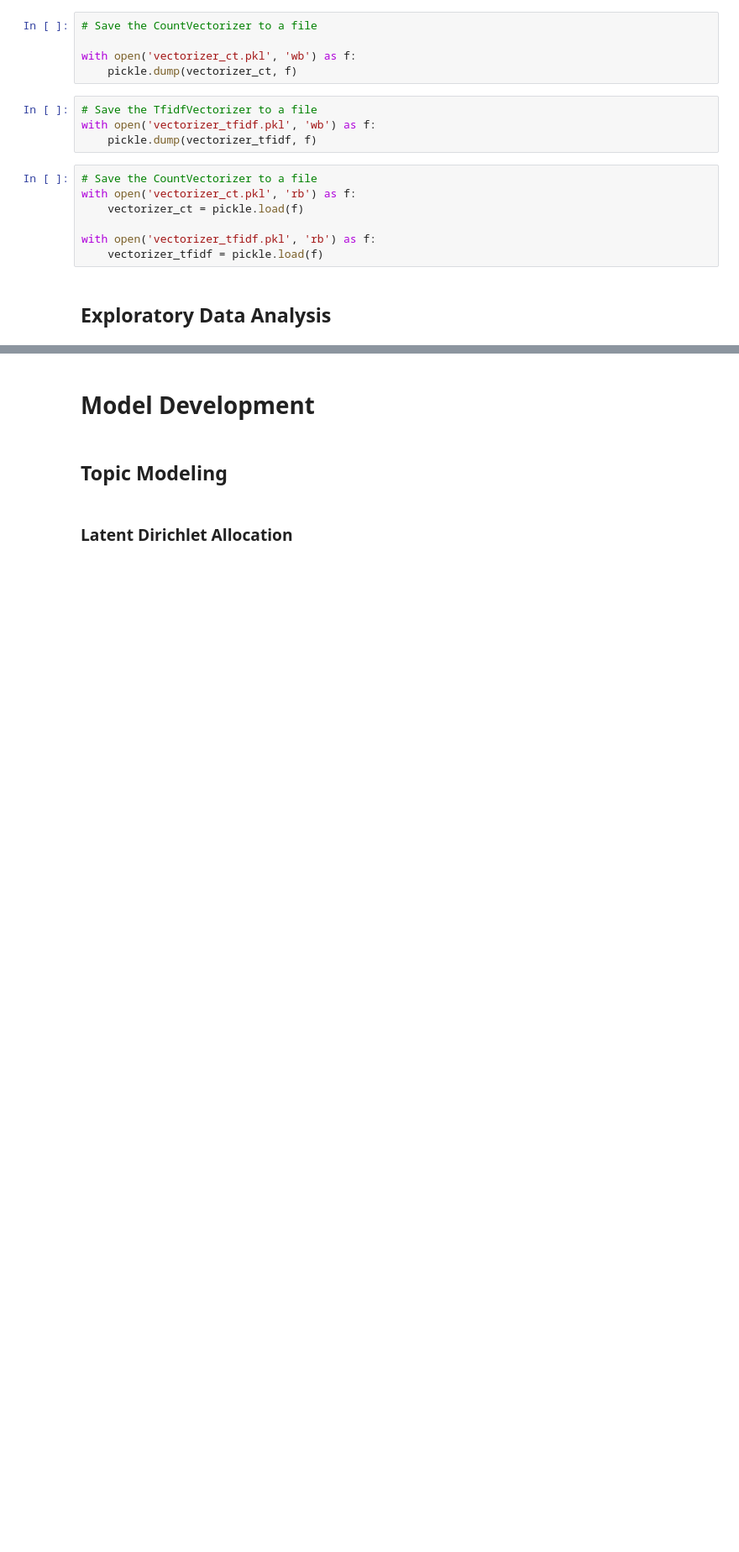
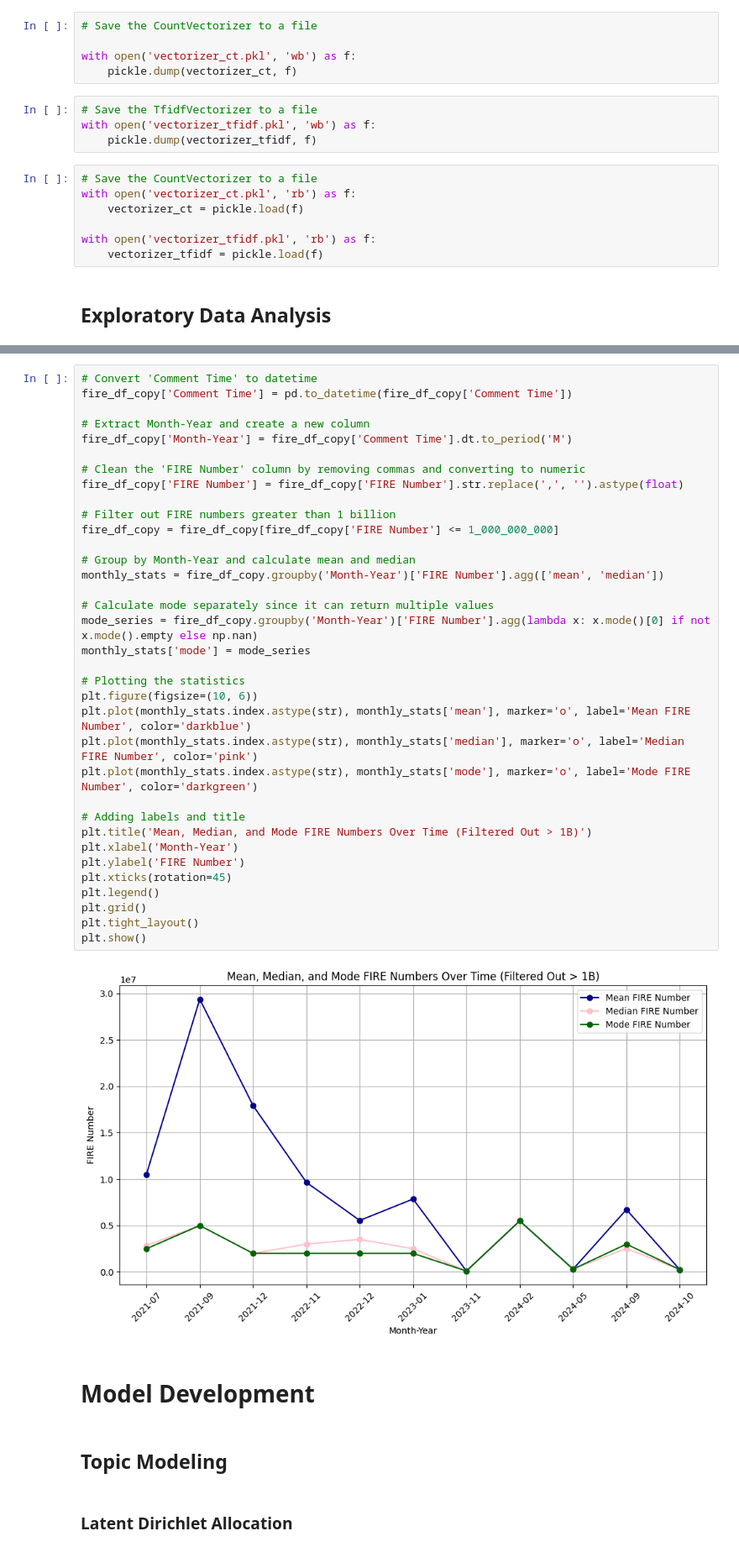
Before and after one commit to vanguardfox/ads509-group5, a Jupyter notebook: ADS509_Final_Project.ipynb, the cells around one changed output, grey strips where cells are left out. Shown: that part at 84% size. Drawn from its saved outputs; the diff is of its cells as text; blank space fills up the shorter version.

```diff
--- a/ADS509_Final_Project.ipynb
+++ b/ADS509_Final_Project.ipynb
@@ -492,3 +556,40 @@ with open('vectorizer_tfidf.pkl', 'rb') as f:
+# %%
+# Convert 'Comment Time' to datetime
+fire_df_copy['Comment Time'] = pd.to_datetime(fire_df_copy['Comment Time'])
+
+# Extract Month-Year and create a new column
+fire_df_copy['Month-Year'] = fire_df_copy['Comment Time'].dt.to_period('M')
+
+# Clean the 'FIRE Number' column by removing commas and converting to numeric
+fire_df_copy['FIRE Number'] = fire_df_copy['FIRE Number'].str.replace(',', '').astype(float)
+
+# Filter out FIRE numbers greater than 1 billion
+fire_df_copy = fire_df_copy[fire_df_copy['FIRE Number'] <= 1_000_000_000]
+
+# Group by Month-Year and calculate mean and median
+monthly_stats = fire_df_copy.groupby('Month-Year')['FIRE Number'].agg(['mean', 'median'])
+
+# Calculate mode separately since it can return multiple values
+mode_series = fire_df_copy.groupby('Month-Year')['FIRE Number'].agg(lambda x: x.mode()[0] if not x.mode().empty else np.nan)
+monthly_stats['mode'] = mode_series
+
+# Plotting the statistics
+plt.figure(figsize=(10, 6))
+plt.plot(monthly_stats.index.astype(str), monthly_stats['mean'], marker='o', label='Mean FIRE Number', color='darkblue')
+plt.plot(monthly_stats.index.astype(str), monthly_stats['median'], marker='o', label='Median FIRE Number', color='pink')
+plt.plot(monthly_stats.index.astype(str), monthly_stats['mode'], marker='o', label='Mode FIRE Number', color='darkgreen')
+
+# Adding labels and title
+plt.title('Mean, Median, and Mode FIRE Numbers Over Time (Filtered Out > 1B)')
+plt.xlabel('Month-Year')
+plt.ylabel('FIRE Number')
+plt.xticks(rotation=45)
+plt.legend()
+plt.grid()
+plt.tight_layout()
+plt.show()
+# %% [output]
+[figure, added]
 # %% [markdown]
 # Model Development
 # %% [markdown]
```
Also changed, not shown: parts of 14 cells of this notebook.
